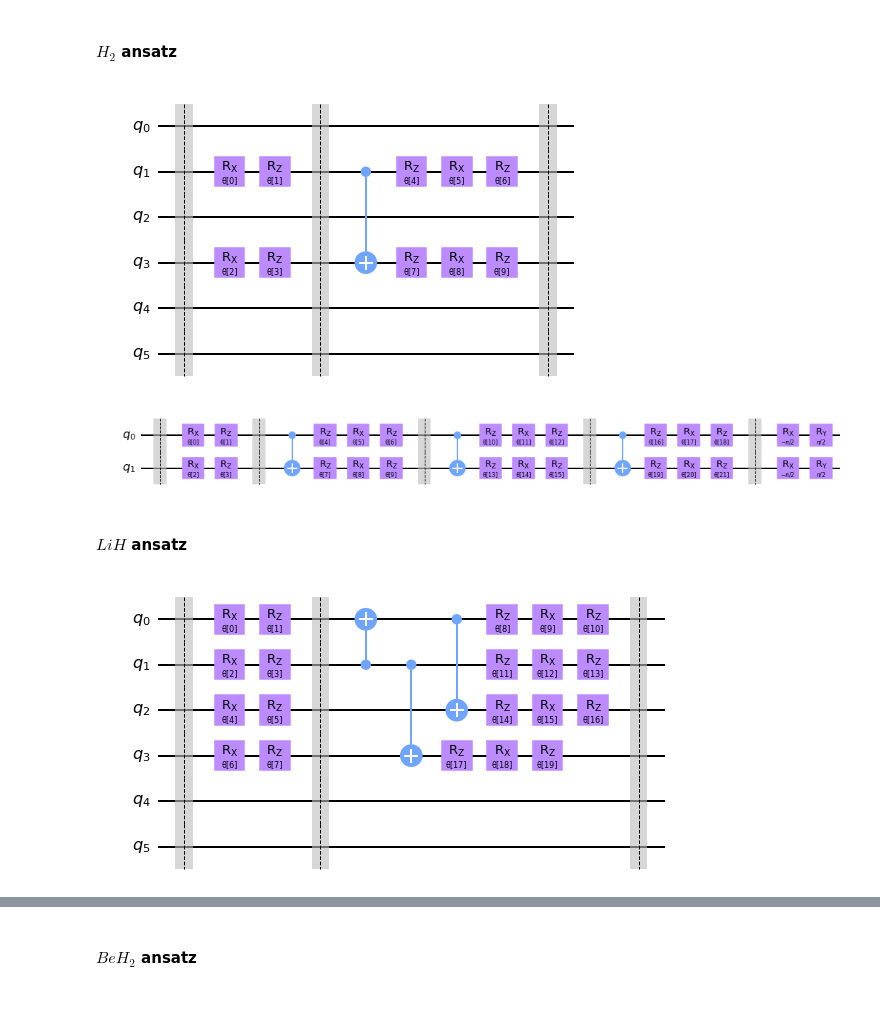
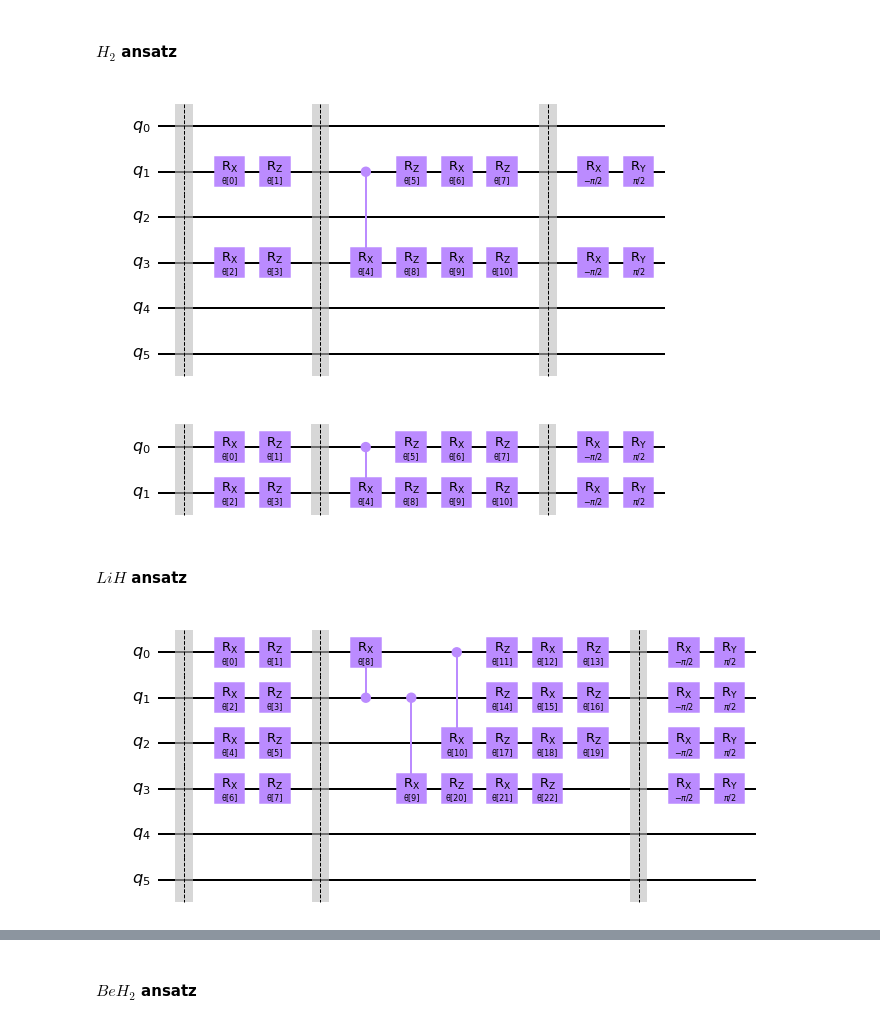
Before and after one commit to lao8n/ox_quantum, a Jupyter notebook: assignment/assignment.ipynb, the cells around one changed output, grey strips where cells are left out. Cells and saved outputs as stored; diff of their text form; code cells hidden in the pictures.

```diff
--- a/assignment/assignment.ipynb
+++ b/assignment/assignment.ipynb
@@ -81,11 +81,15 @@ def euler_rotation(params, with_z_rot=True):
 euler_rotation(make_params(3)).draw("mpl", ax=plt.subplot(131));
 plt.title("euler rotation")
 
-def entangler():
+def entangler(params):
     entangler = QuantumCircuit(6)
-    entangler.cx([1, 3, 1, 0, 5], [0, 4, 3, 2, 4])
+    entangler.crx(params[0], 1, 0)
+    entangler.crx(params[1], 3, 4)
+    entangler.crx(params[2], 1, 3)
+    entangler.crx(params[3], 0, 2)
+    entangler.crx(params[4], 5, 4)
     return entangler
-entangler().draw("mpl", ax=plt.subplot(132))
+entangler(make_params(6)).draw("mpl", ax=plt.subplot(132))
 plt.title("entangler")
 
 def post_rotations():
@@ -110,10 +114,12 @@ def hardware_efficient_ansatz(qubits, params, entangler, depth=1, use_six_qubits
     num_qubits = num_qubits_used
     if use_six_qubits:
         num_qubits = 6
+    num_gates_per_entangler = entangler(params[:5]).num_parameters
     num_gates_per_euler_rot = 3
     num_gates_first_euler_rot = 2
     assert len(params) == hardware_efficient_ansatz_num_params(
-        num_qubits_used, depth, num_gates_per_euler_rot, num_gates_first_euler_rot), "Wrong number of parameters"
+        num_qubits_used, depth, num_gates_per_entangler, num_gates_per_euler_rot, num_gates_first_euler_rot), \
+        "Wrong number of parameters"
     he_ansatz = QuantumCircuit(num_qubits)
 
     # State preparation section: - all qubits are initialized to their ground
@@ -131,11 +137,16 @@ def hardware_efficient_ansatz(qubits, params, entangler, depth=1, use_six_qubits
     # unitary operations
     for d in range(depth):
         he_ansatz.barrier()
-        he_ansatz.compose(entangler, qubits=range(num_qubits), inplace=True)
+        params_entangler_start = params_used_first_euler_rot + \
+            d * (num_gates_per_entangler + num_gates_per_euler_rot * num_qubits_used)
+        params_entangler_stop = params_entangler_start + num_gates_per_entangler
+        he_ansatz.compose(
+            entangler(params[params_entangler_start: params_entangler_stop]), qubits=range(num_qubits), inplace=True)
         for i, q in enumerate(qubits):
-            params_start = params_used_first_euler_rot + num_gates_per_euler_rot * (d * num_qubits_used + i)
-            params_stop = params_start + num_gates_per_euler_rot
-            he_ansatz.compose(euler_rotation(params[params_start: params_stop]), qubits=range(q, q+1), inplace=True)
+            params_rot_start = params_entangler_stop + num_gates_per_euler_rot * i
+            params_rot_stop = params_rot_start + num_gates_per_euler_rot
+            he_ansatz.compose(
+                euler_rotation(params[params_rot_start: params_rot_stop]), qubits=range(q, q+1), inplace=True)
     he_ansatz.barrier()
 
     # Post rotations section:
@@ -146,14 +157,15 @@ def hardware_efficient_ansatz(qubits, params, entangler, depth=1, use_six_qubits
 
     return he_ansatz
 
-def hardware_efficient_ansatz_num_params(num_qubits, depth=1, num_gates_per_euler_rot=3, num_gates_first_euler_rot=2):
-    # p = n(3d + 2)
-    return num_qubits * (num_gates_per_euler_rot * depth + num_gates_first_euler_rot)
+def hardware_efficient_ansatz_num_params(num_qubits, depth=1, num_gates_per_entangler=5,num_gates_per_euler_rot=3,
+    num_gates_first_euler_rot=2):
+    # p = n(3d + 2) + 5d
+    return num_qubits * (num_gates_per_euler_rot * depth + num_gates_first_euler_rot) + num_gates_per_entangler * depth
 
 he_ansatz_num_qubits = 6
 he_ansatz_qubits = range(he_ansatz_num_qubits)
 he_ansatz_depth = 2
 he_ansatz_num_params = hardware_efficient_ansatz_num_params(he_ansatz_num_qubits, he_ansatz_depth)
 he_ansatz_params = make_params(he_ansatz_num_params)
-hardware_efficient_ansatz(he_ansatz_qubits, he_ansatz_params, entangler(), he_ansatz_depth).draw("mpl")
+hardware_efficient_ansatz(he_ansatz_qubits, he_ansatz_params, entangler, he_ansatz_depth).draw("mpl")
 # %% [output]
@@ -163,46 +175,50 @@ hardware_efficient_ansatz(he_ansatz_qubits, he_ansatz_params, entangler(), he_an
 # %% [markdown]
 #### $H_2$ ansatz
 # %%
-def h2_entangler_six_qubits():
+def h2_entangler_six_qubits(params):
     entangler = QuantumCircuit(6)
-    entangler.cx([1], [3])
+    entangler.crx(params[0], 1, 3)
     return entangler
 
 h2_ansatz_qubits_six_qubits = [1, 3]
-h2_ansatz_num_params_six_qubits = hardware_efficient_ansatz_num_params(len(h2_ansatz_qubits_six_qubits))
+h2_ansatz_num_params_six_qubits = hardware_efficient_ansatz_num_params(
+    len(h2_ansatz_qubits_six_qubits), num_gates_per_entangler=1)
 h2_ansatz_params_six_qubits = make_params(h2_ansatz_num_params_six_qubits)
 h2_ansatz_six_qubits = hardware_efficient_ansatz(
-    h2_ansatz_qubits_six_qubits, h2_ansatz_params_six_qubits, h2_entangler_six_qubits(), use_six_qubits=True)
+    h2_ansatz_qubits_six_qubits, h2_ansatz_params_six_qubits, h2_entangler_six_qubits, use_six_qubits=True)
 h2_ansatz_six_qubits.draw("mpl")
 # %% [output]
-[figure, old version]
+[figure, new version]
 # %%
-def h2_entangler():
+def h2_entangler(params):
     entangler = QuantumCircuit(2)
-    entangler.cx([0], [1])
+    entangler.crx(params[0], 0, 1)
     return entangler
 
 h2_ansatz_qubits = [0, 1]
-h2_ansatz_num_params = hardware_efficient_ansatz_num_params(len(h2_ansatz_qubits), depth=3)
+h2_ansatz_num_params = hardware_efficient_ansatz_num_params(len(h2_ansatz_qubits), num_gates_per_entangler=1)
 h2_ansatz_params = make_params(h2_ansatz_num_params)
-h2_ansatz = hardware_efficient_ansatz(h2_ansatz_qubits, h2_ansatz_params, h2_entangler(), depth=3)
+h2_ansatz = hardware_efficient_ansatz(h2_ansatz_qubits, h2_ansatz_params, h2_entangler)
 h2_ansatz.draw("mpl")
 # %% [output]
-[figure, old version]
+[figure, new version]
 # %% [markdown]
 #### $LiH$ ansatz
 # %%
-def lih_entangler_six_qubits():
+def lih_entangler_six_qubits(params):
     entangler = QuantumCircuit(6)
-    entangler.cx([1, 1, 0], [0, 3, 2])
+    entangler.crx(params[0], 1, 0)
+    entangler.crx(params[1], 1, 3)
+    entangler.crx(params[2], 0, 2)
     return entangler
 
 lih_ansatz_qubits_six_qubits = range(4)
-lih_ansatz_num_params_six_qubits = hardware_efficient_ansatz_num_params(len(lih_ansatz_qubits_six_qubits))
+lih_ansatz_num_params_six_qubits = hardware_efficient_ansatz_num_params(
+    len(lih_ansatz_qubits_six_qubits), num_gates_per_entangler=3)
 lih_ansatz_params_six_qubits = make_params(lih_ansatz_num_params_six_qubits)
 lih_ansatz_six_qubits = hardware_efficient_ansatz(
-    lih_ansatz_qubits_six_qubits, lih_ansatz_params_six_qubits, lih_entangler_six_qubits(), use_six_qubits=True)
+    lih_ansatz_qubits_six_qubits, lih_ansatz_params_six_qubits, lih_entangler_six_qubits, use_six_qubits=True)
 lih_ansatz_six_qubits.draw("mpl")
 # %% [output]
-[figure, old version]
+[figure, new version]
 # %%
```
Also changed, not shown: parts of 13 cells of this notebook, 1 other file.
